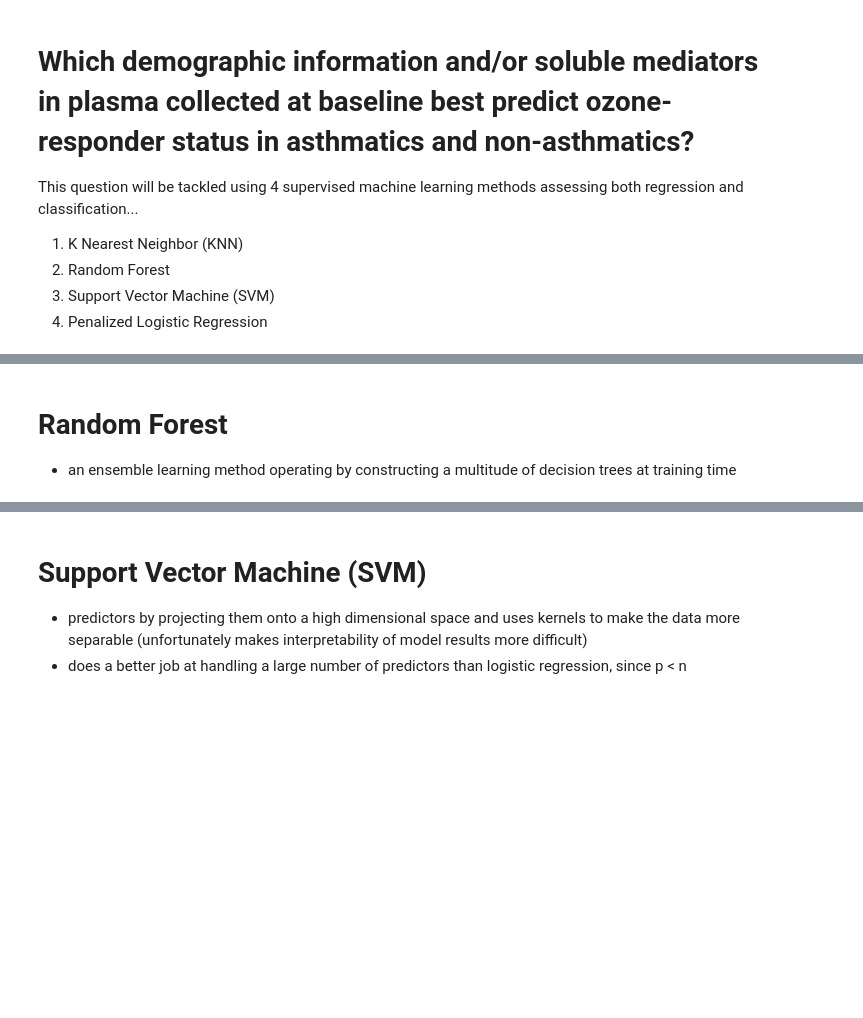
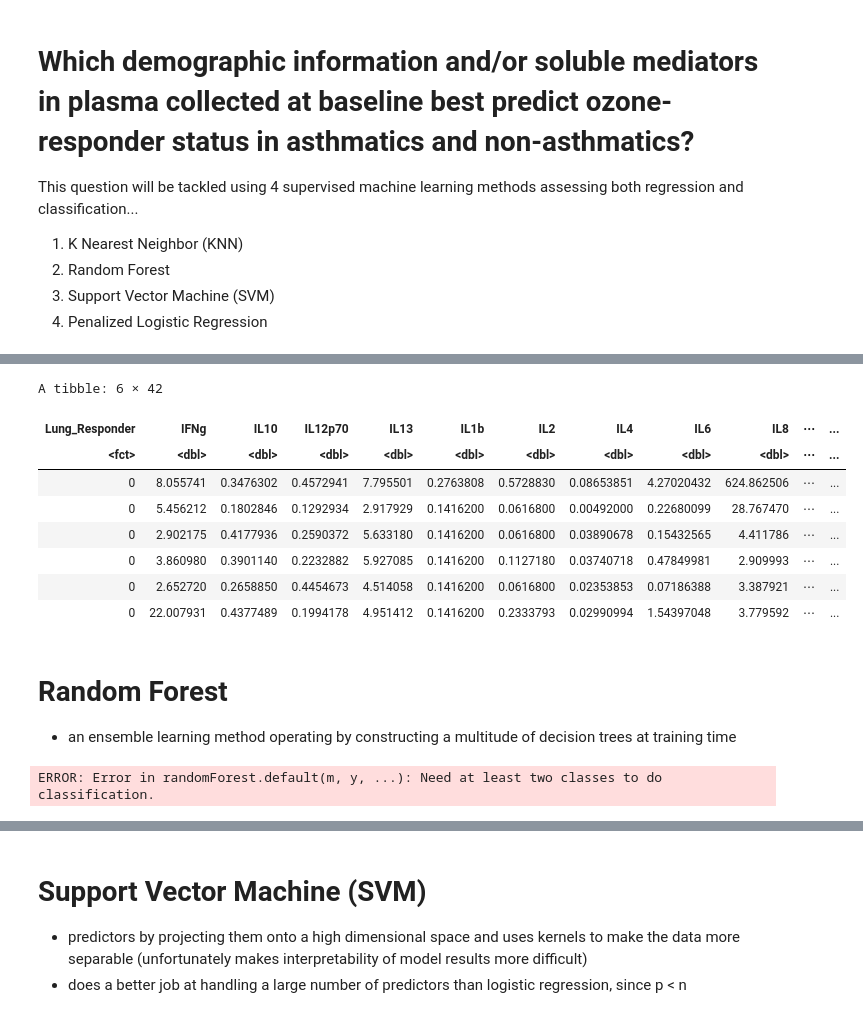
Before and after one commit to UNC-CEMALB/Ozone-exposure-is-associated-with-alterations-in-lung-and-systemic-sterol-profiles-in-healthy-and-as, a Jupyter notebook: Ozone Responder Prediction.ipynb, the cells around one changed output, grey strips where cells are left out. Saved outputs shown, nothing was run; the diff lists cells and outputs as text; code cells hidden in the pictures; blank space fills up the shorter version.

```diff
--- a/Ozone Responder Prediction.ipynb
+++ b/Ozone Responder Prediction.ipynb
@@ -230,3 +172,11 @@ This question will be tackled using 4 supervised machine learning methods assess
 2. Random Forest
 3. Support Vector Machine (SVM)
 4. Penalized Logistic Regression
+# %%
+#first making responder columns binary denoted by 0 = non-responder and 1 = responder
+wider_data = wider_data %>%
+    mutate(Inflammatory_Responder = relevel(factor(ifelse(Inflammatory_Responder == "R", 1, 0)), ref = "0")) %>%
+    mutate(Lung_Responder = relevel(factor(ifelse(Lung_Responder == "R", 1, 0)), ref = "0")) %>%
+    rename(X25OH_VitD = `25OH_VitD`)
+    #factor covariates
+head(wider_data)
@@ -232,0 +193,17 @@ This question will be tackled using 4 supervised machine learning methods assess
+# %%
+inflamm_resp_df = wider_data[,11:53] %>% select(-Lung_Responder)
+#inflamm_resp_covariates_df = wider_data[,4:53] %>% select(-Lung_Responder)
+lung_resp_df = wider_data[,12:53]
+#lung_resp_covariates_df = wider_data[,4:53] %>% select(-Inflammatory_Responder)
+
+head(lung_resp_df)
+# %% [output]
+A tibble: 6 × 42
+| Lung_Responder | IFNg | IL10 | IL12p70 | IL13 | IL1b | IL2 | IL4 | IL6 | IL8 | ⋯ | ... |
+| <fct> | <dbl> | <dbl> | <dbl> | <dbl> | <dbl> | <dbl> | <dbl> | <dbl> | <dbl> | ⋯ | ... |
+| 0 | 8.055741 | 0.3476302 | 0.4572941 | 7.795501 | 0.2763808 | 0.5728830 | 0.08653851 | 4.27020432 | 624.862506 | ⋯ | ... |
+| 0 | 5.456212 | 0.1802846 | 0.1292934 | 2.917929 | 0.1416200 | 0.0616800 | 0.00492000 | 0.22680099 | 28.767470 | ⋯ | ... |
+| 0 | 2.902175 | 0.4177936 | 0.2590372 | 5.633180 | 0.1416200 | 0.0616800 | 0.03890678 | 0.15432565 | 4.411786 | ⋯ | ... |
+| 0 | 3.860980 | 0.3901140 | 0.2232882 | 5.927085 | 0.1416200 | 0.1127180 | 0.03740718 | 0.47849981 | 2.909993 | ⋯ | ... |
+| 0 | 2.652720 | 0.2658850 | 0.4454673 | 4.514058 | 0.1416200 | 0.0616800 | 0.02353853 | 0.07186388 | 3.387921 | ⋯ | ... |
+| 0 | 22.007931 | 0.4377489 | 0.1994178 | 4.951412 | 0.1416200 | 0.2333793 | 0.02990994 | 1.54397048 | 3.779592 | ⋯ | ... |
@@ -282,0 +293,6 @@ errors_rf
+# %%
+#calling fn
+rf_values_inflamm_resp = rf_classification(inflamm_resp_df , "Inflammatory_Responder", "pred_Inflammatory_Responder")
+rf_values_lung_resp = rf_classification(lung_resp_df %>% select(-`25OH_VitD`), "Lung_Responder", "pred_Lung_Responder")
+# %% [output]
+ERROR: Error in randomForest.default(m, y, ...): Need at least two classes to do classification.
```
Also changed, not shown: parts of 16 cells of this notebook.
